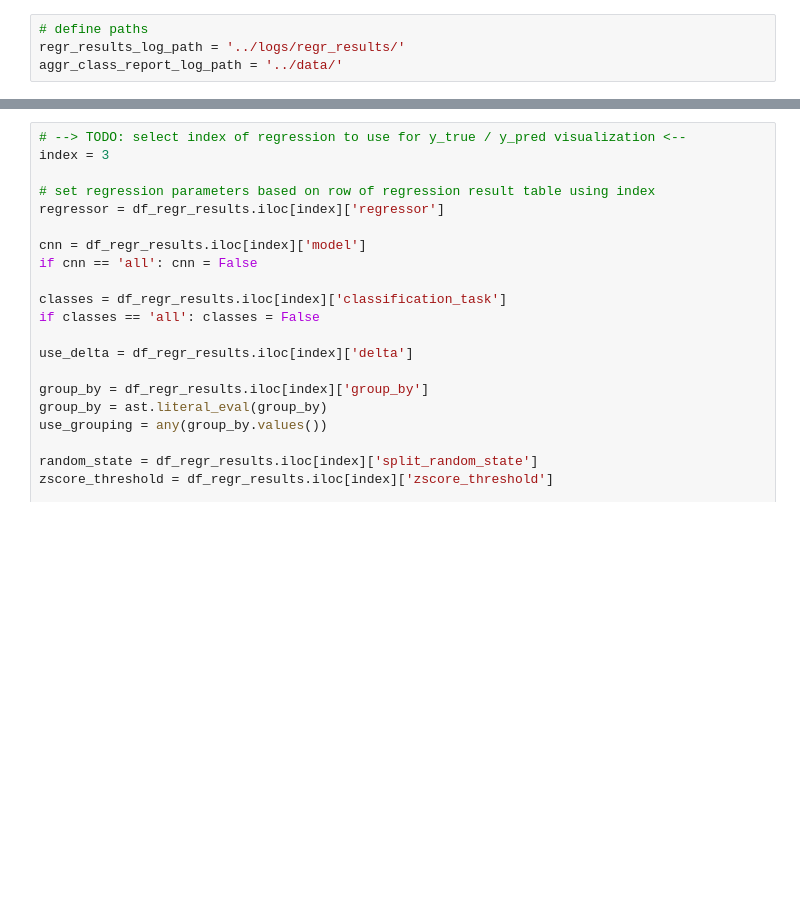
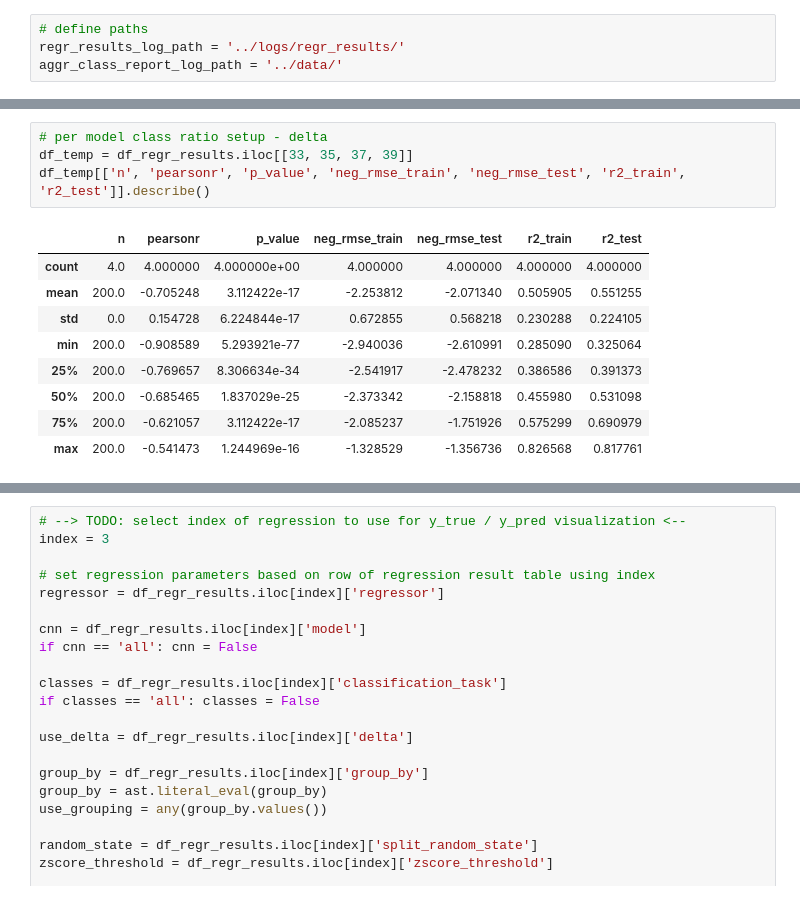
Before and after one commit to at-gmbh/corrupted-labels-effect, a Jupyter notebook: notebooks/result_regression.ipynb, the cells around one changed output, grey strips where cells are left out. Drawn from its saved outputs; the diff is of its cells as text; blank space fills up the shorter version.

```diff
--- a/notebooks/result_regression.ipynb
+++ b/notebooks/result_regression.ipynb
@@ -55,0 +92,14 @@ sns.scatterplot(
+# %%
+# per model class ratio setup - delta
+df_temp = df_regr_results.iloc[[33, 35, 37, 39]]
+df_temp[['n', 'pearsonr', 'p_value', 'neg_rmse_train', 'neg_rmse_test', 'r2_train', 'r2_test']].describe()
+# %% [output]
+|  | n | pearsonr | p_value | neg_rmse_train | neg_rmse_test | r2_train | r2_test |
+| count | 4.0 | 4.000000 | 4.000000e+00 | 4.000000 | 4.000000 | 4.000000 | 4.000000 |
+| mean | 200.0 | -0.705248 | 3.112422e-17 | -2.253812 | -2.071340 | 0.505905 | 0.551255 |
+| std | 0.0 | 0.154728 | 6.224844e-17 | 0.672855 | 0.568218 | 0.230288 | 0.224105 |
+| min | 200.0 | -0.908589 | 5.293921e-77 | -2.940036 | -2.610991 | 0.285090 | 0.325064 |
+| 25% | 200.0 | -0.769657 | 8.306634e-34 | -2.541917 | -2.478232 | 0.386586 | 0.391373 |
+| 50% | 200.0 | -0.685465 | 1.837029e-25 | -2.373342 | -2.158818 | 0.455980 | 0.531098 |
+| 75% | 200.0 | -0.621057 | 3.112422e-17 | -2.085237 | -1.751926 | 0.575299 | 0.690979 |
+| max | 200.0 | -0.541473 | 1.244969e-16 | -1.328529 | -1.356736 | 0.826568 | 0.817761 |
```
Also changed, not shown: parts of 4 cells of this notebook.
